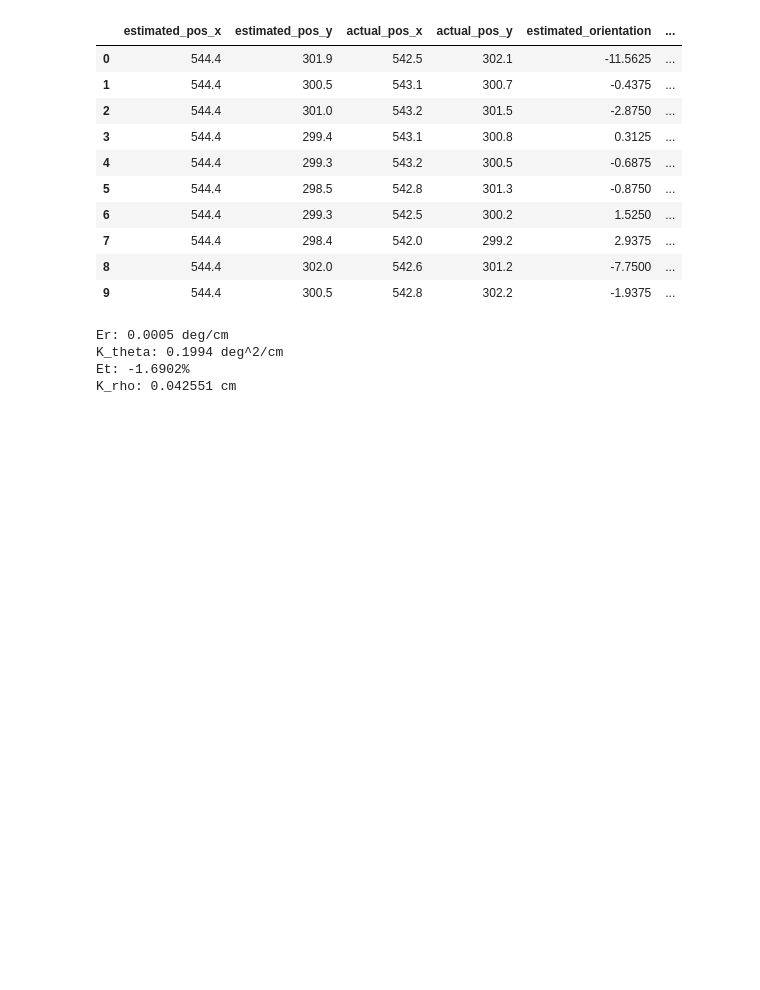
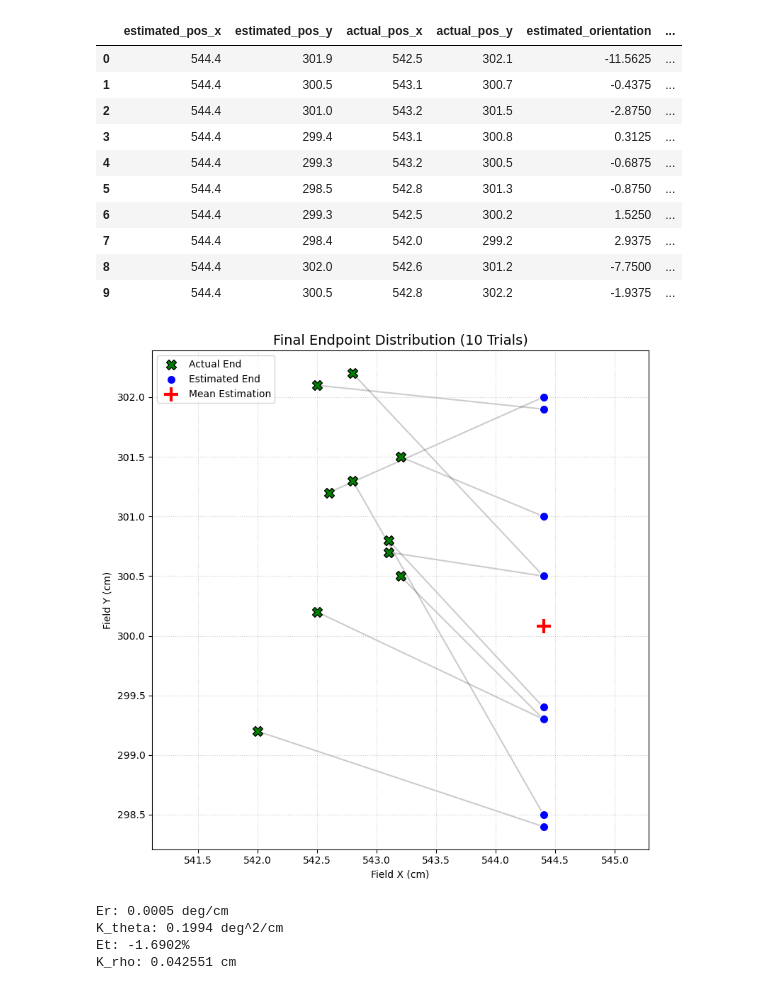
Before and after one commit to FaaizHaikal/my-thesis, a Jupyter notebook: scripts/ipm_evaluation.ipynb, the cells around one changed output. Saved outputs shown, nothing was run; the diff lists cells and outputs as text; code cells hidden in the pictures; blank space fills up the shorter version.

```diff
--- a/scripts/ipm_evaluation.ipynb
+++ b/scripts/ipm_evaluation.ipynb
@@ -877,6 +952,45 @@ df.head(10)
 | 7 | 544.4 | 298.4 | 542.0 | 299.2 | 2.9375 | ... |
 | 8 | 544.4 | 302.0 | 542.6 | 301.2 | -7.7500 | ... |
 | 9 | 544.4 | 300.5 | 542.8 | 302.2 | -1.9375 | ... |
+# %%
+import matplotlib.pyplot as plt
+import numpy as np
+
+def plot_final_pose_clusters(df):
+    plt.figure(figsize=(8, 8))
+
+    # 1. Plot Actual vs Estimated for each trial
+    for i in range(len(df)):
+        # Line connecting actual to estimated for that trial
+        plt.plot([df.loc[i, 'actual_pos_x'], df.loc[i, 'estimated_pos_x']],
+                 [df.loc[i, 'actual_pos_y'], df.loc[i, 'estimated_pos_y']],
+                 'k-', alpha=0.2, zorder=1)
+
+        # Plot points
+        plt.scatter(df.loc[i, 'actual_pos_x'], df.loc[i, 'actual_pos_y'],
+                    marker='X', color='green', s=100, edgecolors='black', label='Actual End' if i == 0 else "", zorder=3)
+        plt.scatter(df.loc[i, 'estimated_pos_x'], df.loc[i, 'estimated_pos_y'],
+                    marker='o', color='blue', s=80, edgecolors='white', label='Estimated End' if i == 0 else "", zorder=2)
+
+    # Calculate and plot the mean of the estimations
+    mean_est_x = df['estimated_pos_x'].mean()
+    mean_est_y = df['estimated_pos_y'].mean()
+    plt.scatter(mean_est_x, mean_est_y, color='red', marker='+', s=200, linewidths=3, label='Mean Estimation', zorder=4)
+
+    plt.title("Final Endpoint Distribution (10 Trials)", fontsize=14)
+    plt.xlabel("Field X (cm)")
+    plt.ylabel("Field Y (cm)")
+    plt.legend()
+    plt.grid(True, linestyle=':', alpha=0.6)
+
+    # Set limits based on data to "zoom in" on the target area
+    plt.axis('equal')
+    plt.tight_layout()
+    plt.show()
+
+plot_final_pose_clusters(df)
+# %% [output]
+[figure, added]
 # %%
 
 rho_target_cm = 100 # Target was 1 meter
```
Also changed, not shown: parts of 9 cells of this notebook, 7 other files.
